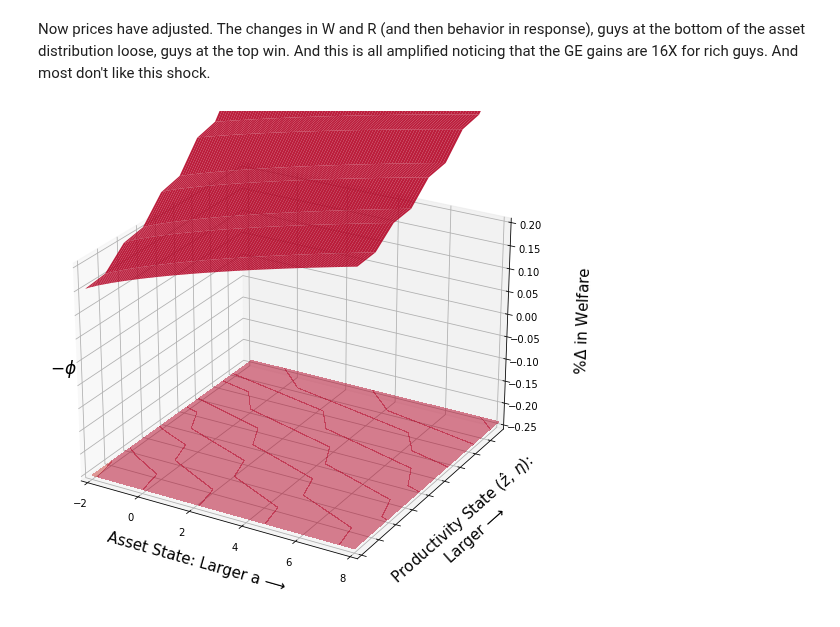
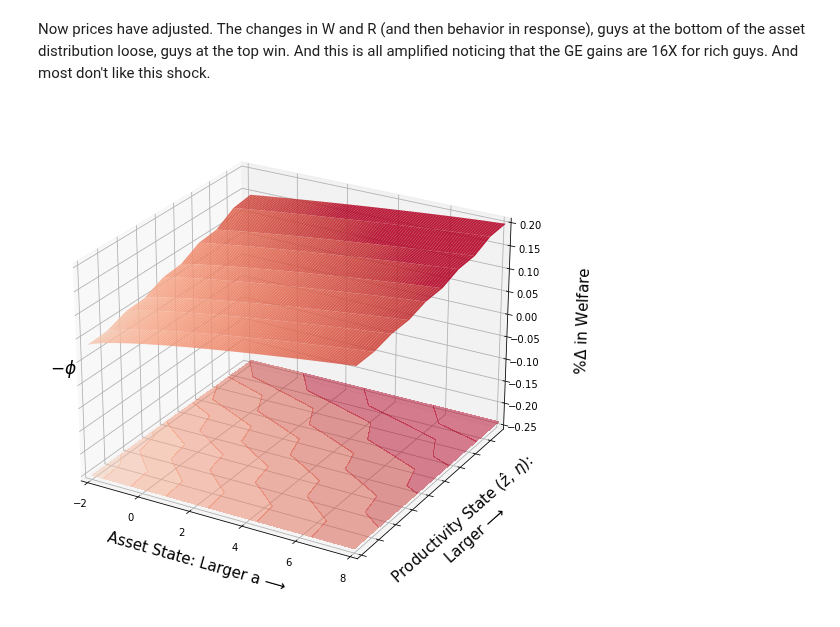
Before and after one commit to mwaugh0328/heterogeneous-agent-trade, a Jupyter notebook: notebooks/model-summary-statistics-Copy1.ipynb, the cells around one changed output. Cells and saved outputs as stored; diff of their text form; code cells hidden in the pictures.

Commit message:
figures, new cfts

```diff
--- a/notebooks/model-summary-statistics-Copy1.ipynb
+++ b/notebooks/model-summary-statistics-Copy1.ipynb
@@ -227,7 +227,7 @@ Share who Loose
 # %% [markdown]
 Now prices have adjusted. The changes in W and R (and then behavior in response), guys at the bottom of the asset distribution loose, guys at the top win. And this is all amplified noticing that the GE gains are 16X for rich guys. And most don't like this shock.
 # %%
-welfare = pd.read_csv("welfare-US-can-fix-p.csv")
+welfare = pd.read_csv("welfare-US-can.csv")
 
 x, y, z = create_grid(welfare,"asset","shock","welfare")
 
@@ -242,31 +242,31 @@ surf = ax.plot_surface(x, y, z, rstride=1, cstride=1, cmap='coolwarm', norm=colo
 
 ofs = -.25
 
 ax.contourf(x, y, z, 10, offset=ofs, cmap='coolwarm', norm=colors.Normalize(vmin=-0.16, vmax=0.16),
                  alpha = 0.50, linestyles = "dashed")
 
 ax.view_init(25,300)
 ax.set_xlim(-2.05,8.05)
 #ax.set_xticklabels([0.0])
 
 ax.set_ylim(0.95,9.7)
 ax.set_yticklabels([])
 
 ax.set_zlim(-.25, 0.20)
 #ax.set_zticklabels(["   -0.01", "    0.00", "    0.01", "    0.02", "    0.03", "    0.04"], fontsize = 14)
 
 ax.text(-2.75, 0.05, -0.01, "$-\phi$", fontsize = 17)
 
 #ax.text(-2.95, 0.05, 0.024, "ACR -> \nRep Agent = 0.025", fontsize = 13)
 
 # ax.text(-3.5, 0.25, 4.0, "$1 / \sigma_{\epsilon}$", fontsize = 17)
 
 ax.set_ylabel("\n Productivity State ($\hat z$, $\eta$):\n Larger ⟶ ", fontsize = 15)
 ax.set_xlabel("\n Asset State: Larger a ⟶ " , fontsize = 15)
 ax.set_zlabel("\n \n \n \n %$\Delta$ in Welfare", fontsize = 15)
 
 #plt.savefig("../notes/figures/welfare-elasticity.pdf", bbox_inches = "tight")
 
 plt.show()
 # %% [output]
-[figure, old version]
+[figure, new version]
```
Also changed, not shown: 27 other files.
